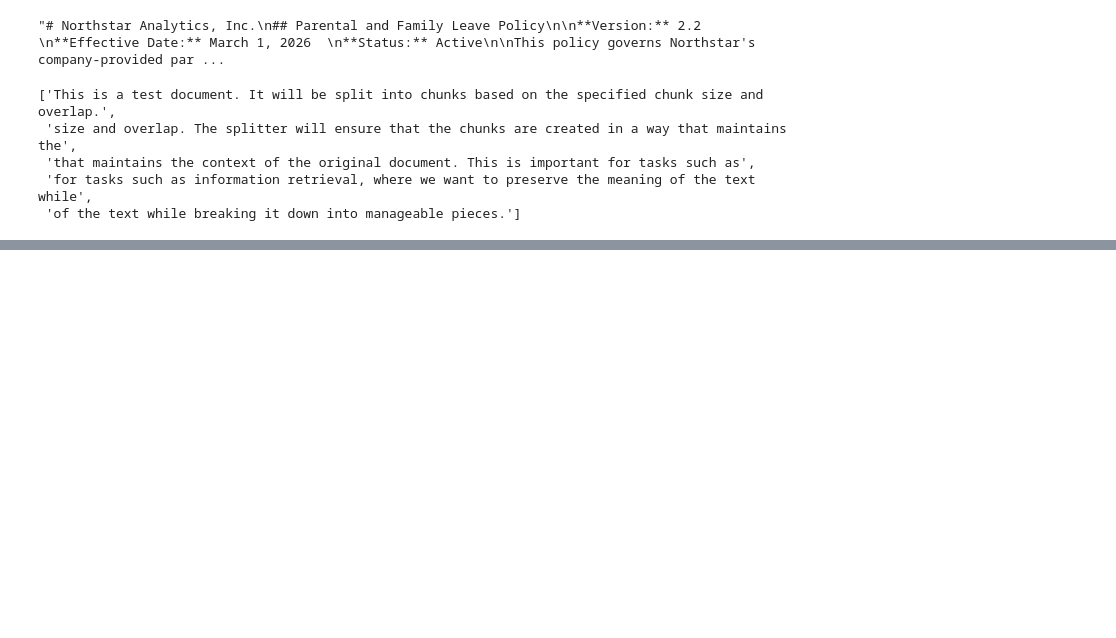
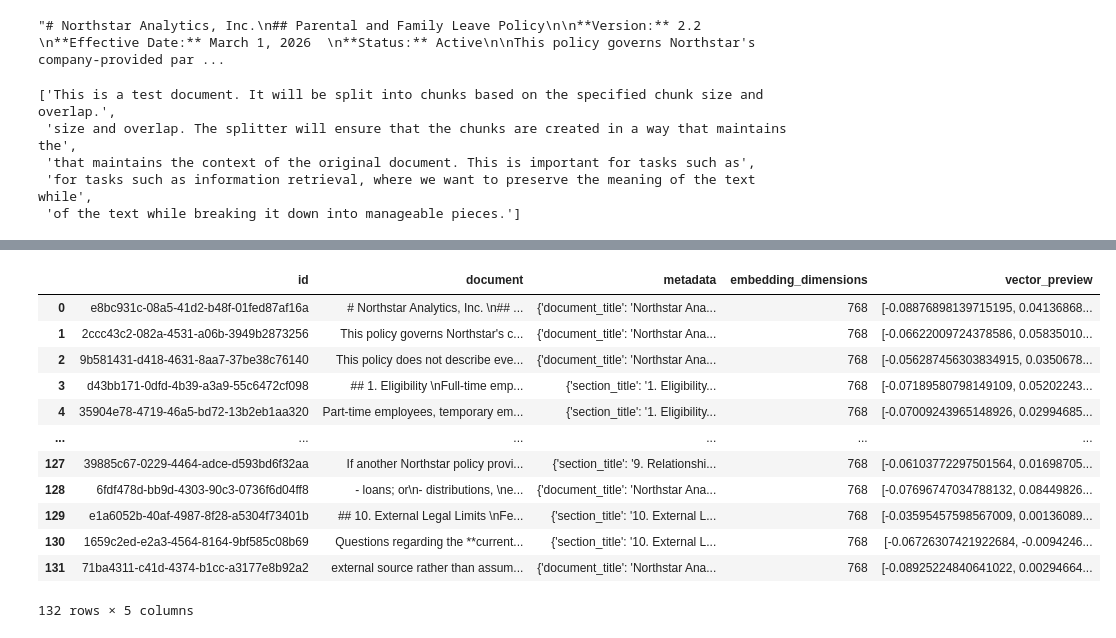
Before and after one commit to trigu006/RAG-Evaluation-Platform, a Jupyter notebook: test.ipynb, the cells around one changed output, grey strips where cells are left out. Saved outputs shown, nothing was run; the diff lists cells and outputs as text; code cells hidden in the pictures; blank space fills up the shorter version.

```diff
--- a/test.ipynb
+++ b/test.ipynb
@@ -154,0 +186,6 @@ vector_store = create_vector_store(docs, embedding_model)
+# %%
+for i, doc in enumerate(results, start = 1):
+    print(f"Document {i}:")
+    print(doc.metadata)
+    print(doc.page_content)
+    print("\n---\n")
@@ -154,0 +213,8 @@ vector_store = create_vector_store(docs, embedding_model)
+# %%
+import chromadb
+
+client = chromadb.PersistentClient(path="./data/chroma")
+
+collection = client.get_collection("employee_handbook")
+
+collection.peek()
@@ -154,0 +239,37 @@ vector_store = create_vector_store(docs, embedding_model)
+# %%
+import pandas as pd
+
+results = collection.get(
+    include = ['documents', 'metadatas', 'embeddings']
+)
+
+rows = []
+
+for i, chunk_id in enumerate(results["ids"]):
+    vector = results["embeddings"][i]
+
+    rows.append({
+        "id": chunk_id,
+        "document": results["documents"][i],
+        "metadata": results["metadatas"][i],
+        "embedding_dimensions": len(vector),
+        "vector_preview": vector[:8],
+    })
+
+df = pd.DataFrame(rows)
+
+display(df)
+# %% [output]
+|  | id | document | metadata | embedding_dimensions | vector_preview |
+| 0 | e8bc931c-08a5-41d2-b48f-01fed87af16a | # Northstar Analytics, Inc. \n## ... | {'document_title': 'Northstar Ana... | 768 | [-0.08876898139715195, 0.04136868... |
+| 1 | 2ccc43c2-082a-4531-a06b-3949b2873256 | This policy governs Northstar's c... | {'document_title': 'Northstar Ana... | 768 | [-0.06622009724378586, 0.05835010... |
+| 2 | 9b581431-d418-4631-8aa7-37be38c76140 | This policy does not describe eve... | {'document_title': 'Northstar Ana... | 768 | [-0.056287456303834915, 0.0350678... |
+| 3 | d43bb171-0dfd-4b39-a3a9-55c6472cf098 | ## 1. Eligibility \nFull-time emp... | {'section_title': '1. Eligibility... | 768 | [-0.07189580798149109, 0.05202243... |
+| 4 | 35904e78-4719-46a5-bd72-13b2eb1aa320 | Part-time employees, temporary em... | {'section_title': '1. Eligibility... | 768 | [-0.07009243965148926, 0.02994685... |
+| ... | ... | ... | ... | ... | ... |
+| 127 | 39885c67-0229-4464-adce-d593bd6f32aa | If another Northstar policy provi... | {'section_title': '9. Relationshi... | 768 | [-0.06103772297501564, 0.01698705... |
+| 128 | 6fdf478d-bb9d-4303-90c3-0736f6d04ff8 | - loans; or\n- distributions, \ne... | {'document_title': 'Northstar Ana... | 768 | [-0.07696747034788132, 0.08449826... |
+| 129 | e1a6052b-40af-4987-8f28-a5304f73401b | ## 10. External Legal Limits \nFe... | {'section_title': '10. External L... | 768 | [-0.03595457598567009, 0.00136089... |
+| 130 | 1659c2ed-e2a3-4564-8164-9bf585c08b69 | Questions regarding the **current... | {'section_title': '10. External L... | 768 | [-0.06726307421922684, -0.0094246... |
+| 131 | 71ba4311-c41d-4374-b1cc-a3177e8b92a2 | external source rather than assum... | {'document_title': 'Northstar Ana... | 768 | [-0.08925224840641022, 0.00294664... |
+132 rows × 5 columns
```
Also changed, not shown: parts of 15 cells of this notebook, 6 other files.
